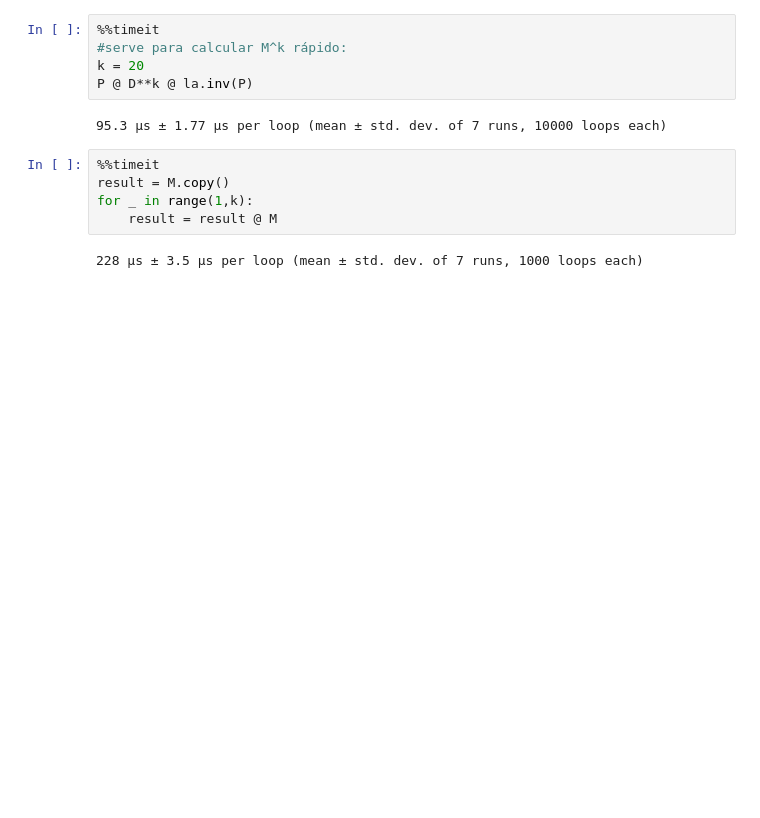
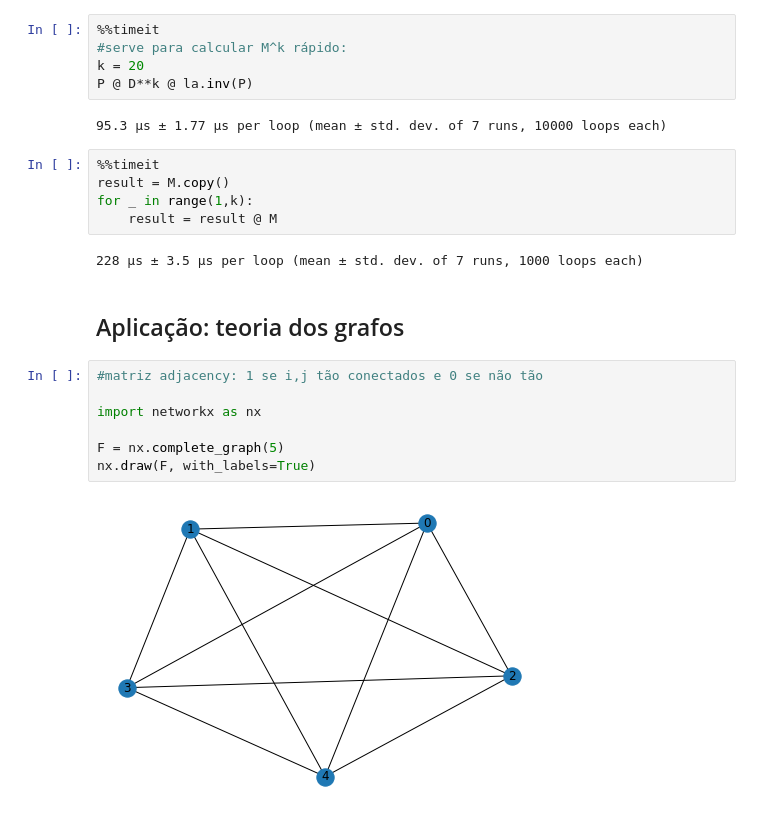
Before and after one commit to vinybrasil/teoria_matematica, a Jupyter notebook: algebra_linear/linear_algebra_basics.ipynb, the cells around one changed output. Cells and saved outputs as stored; diff of their text form; blank space fills up the shorter version.

Commit message:
adicionado os grafos

```diff
--- a/algebra_linear/linear_algebra_basics.ipynb
+++ b/algebra_linear/linear_algebra_basics.ipynb
@@ -223,3 +223,14 @@ for _ in range(1,k):
     result = result @ M
 # %% [output]
 228 µs ± 3.5 µs per loop (mean ± std. dev. of 7 runs, 1000 loops each)
+# %% [markdown]
+<h2>Aplicação: teoria dos grafos</h2>
+# %%
+#matriz adjacency: 1 se i,j tão conectados e 0 se não tão
+
+import networkx as nx
+
+F = nx.complete_graph(5)
+nx.draw(F, with_labels=True)
+# %% [output]
+[figure, added]
```
Also changed, not shown: parts of 17 cells of this notebook.
